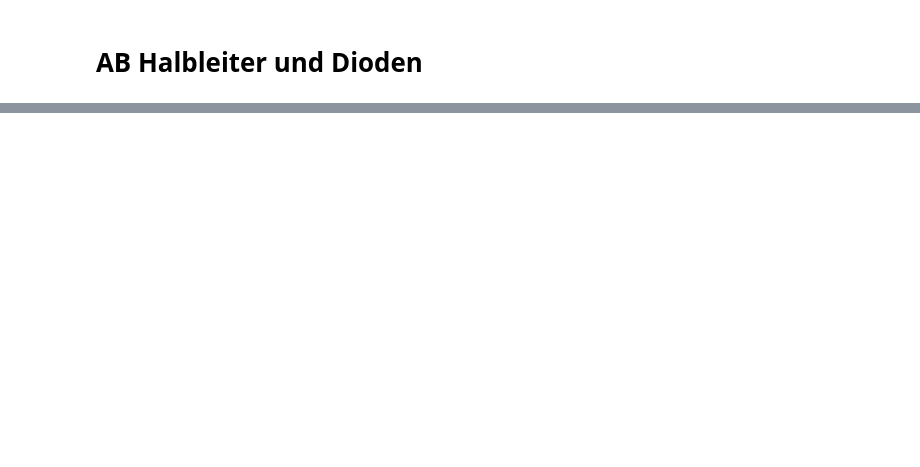
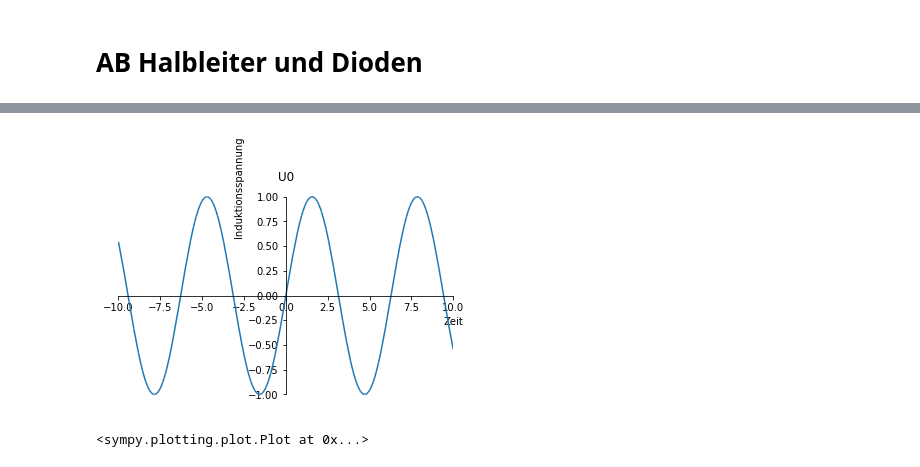
Before and after one commit to tna76874/AB09PH, a Jupyter notebook: 04_diode_AB.ipynb, the cells around one changed output, grey strips where cells are left out. Drawn from its saved outputs; the diff is of its cells as text; code cells hidden in the pictures; blank space fills up the shorter version.

```diff
--- a/04_diode_AB.ipynb
+++ b/04_diode_AB.ipynb
@@ -56,0 +92,6 @@ $( document ).ready(code_toggle);
+# %%
+U = sf('sin(x)')
+sp.plot(U,xlabel='Zeit',ylabel='Induktionsspannung',title="U0")
+# %% [output]
+[figure, added]
+<sympy.plotting.plot.Plot at 0x...>
```
Also changed, not shown: parts of 10 cells of this notebook.
